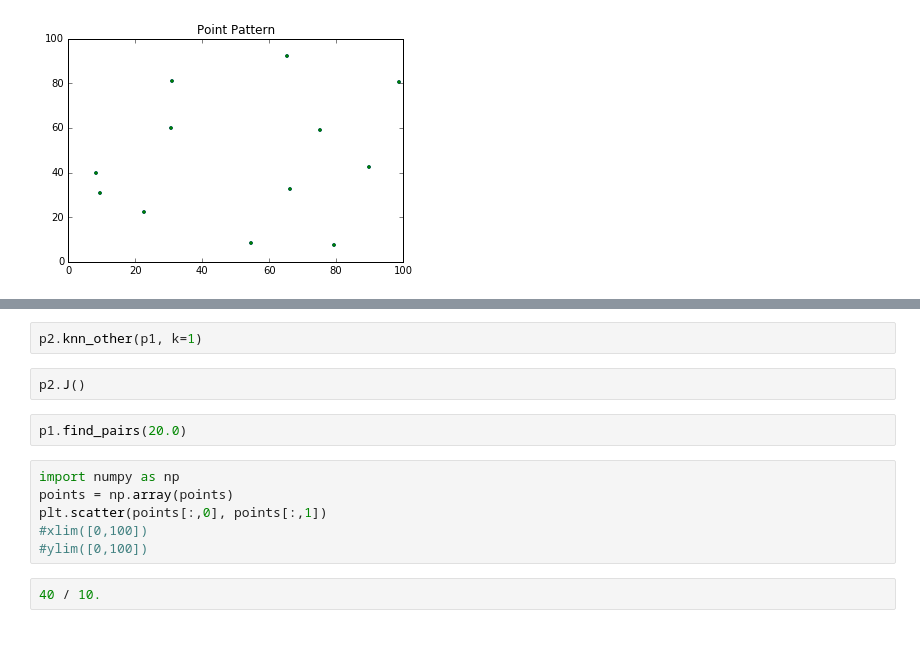
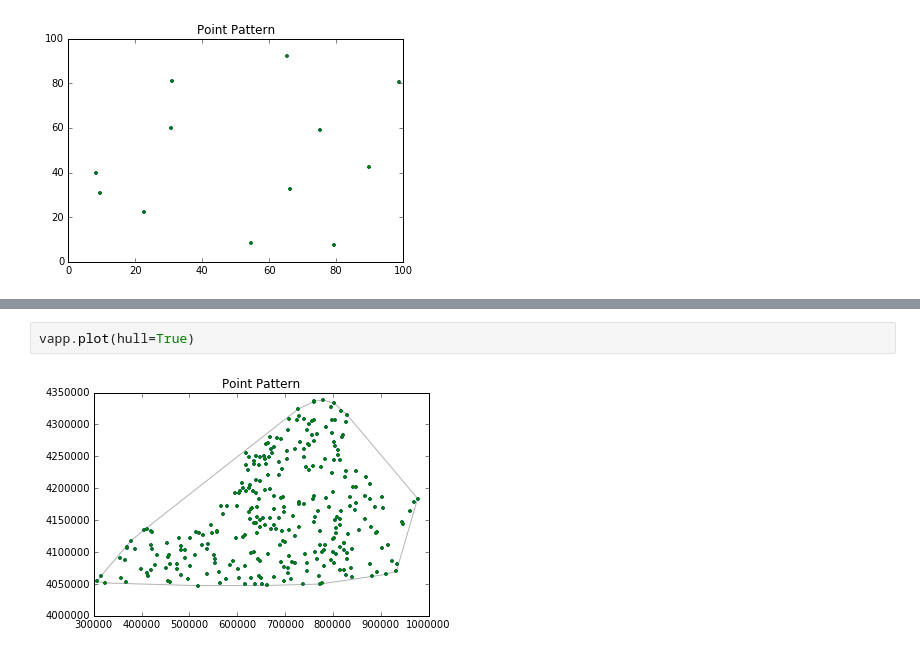
Before and after one commit to pysal/pointpats, a Jupyter notebook: pointpattern.ipynb, the cells around one changed output, grey strips where cells are left out. Cells and saved outputs as stored; diff of their text form.

```diff
--- a/pointpattern.ipynb
+++ b/pointpattern.ipynb
@@ -94,14 +68,4 @@ p1.knn_other(p2, k=1)
-# %%
-p2.knn_other(p1, k=1)
-# %%
-p2.J()
-# %%
-p1.find_pairs(20.0)
-# %%
-import numpy as np
-points = np.array(points)
-plt.scatter(points[:,0], points[:,1])
-#xlim([0,100])
-#ylim([0,100])
-# %%
-40 / 10.
+# %%
+vapp.plot(hull=True)
+# %% [output]
+[figure, added]
```
Also changed, not shown: parts of 22 cells of this notebook, 2 other files.
